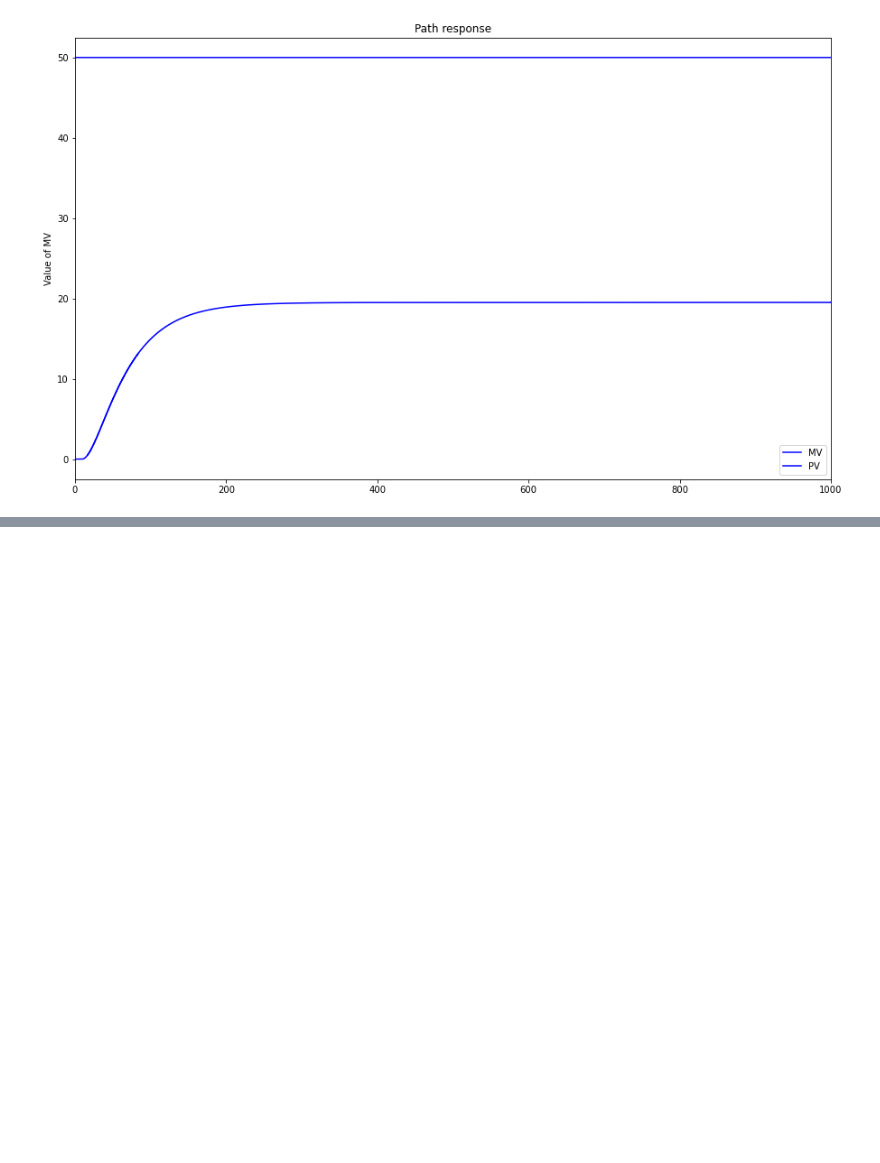
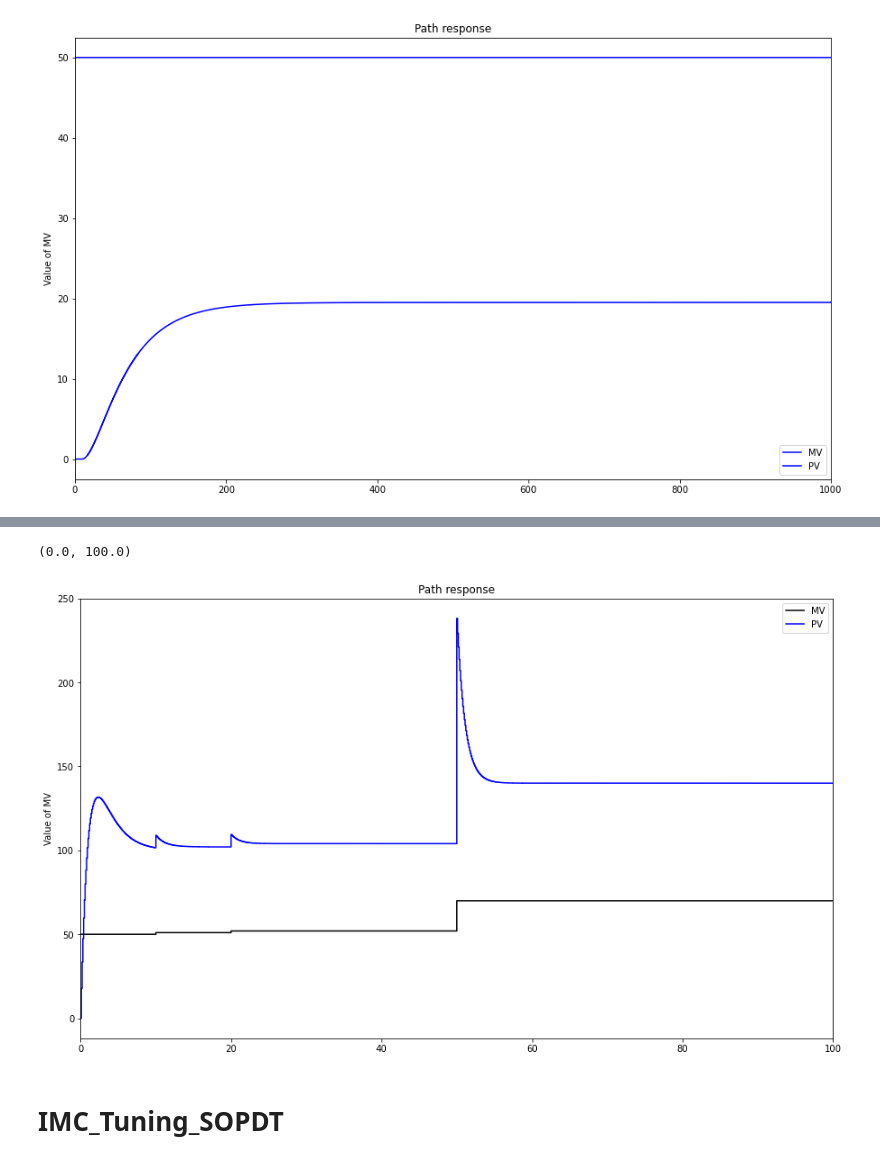
Before and after one commit to olingo99/Control_Theory_Application, a Jupyter notebook: package_Engels_Theo_Losseau_Baudouin.ipynb, the cells around one changed output, grey strips where cells are left out. Cells and saved outputs as stored; diff of their text form; code cells hidden in the pictures; blank space fills up the shorter version.

```diff
--- a/package_Engels_Theo_Losseau_Baudouin.ipynb
+++ b/package_Engels_Theo_Losseau_Baudouin.ipynb
@@ -479,0 +304,38 @@ dx.set(ylabel='Value of DV')
+# %%
+Kp = 1
+Kd = 2
+Tlead1 = 2
+Tlead2 = 4
+Tlag1 = 1
+Tlag2 = 2
+Theta1 = 9
+Theta2 = 1
+MVFF = []
+PV1=[]
+PV2 = []
+MV = []
+t=[]
+TSim = 100
+Ts = 0.1
+N = int(TSim/Ts) + 1
+MVPath = {0:50,10:51,20:52,50:70}
+
+for i in range(0,N):
+    t.append(i*Ts)
+    SelectPath_RT(MVPath,t,MV)
+    FF_RT(MV,Tlead1,Tlag1,Tlead2,Tlag2,Theta1,Theta2,Kp,Kd,Ts,MVFF,PV1,PV2)
+
+plt.figure(figsize = (15,9))
+
+plt.step(t,MV,'black',label='MV',where='post')
+plt.step(t,MVFF,'b',label='PV',where='post')
+
+plt.ylabel('Value of MV')
+plt.legend(loc='best')
+plt.title('Path response')
+plt.xlim([0, TSim])
+# %% [output]
+(0.0, 100.0)
+[figure, added]
+# %% [markdown]
+# IMC_Tuning_SOPDT
```
Also changed, not shown: parts of 27 cells of this notebook, 2 other files.
